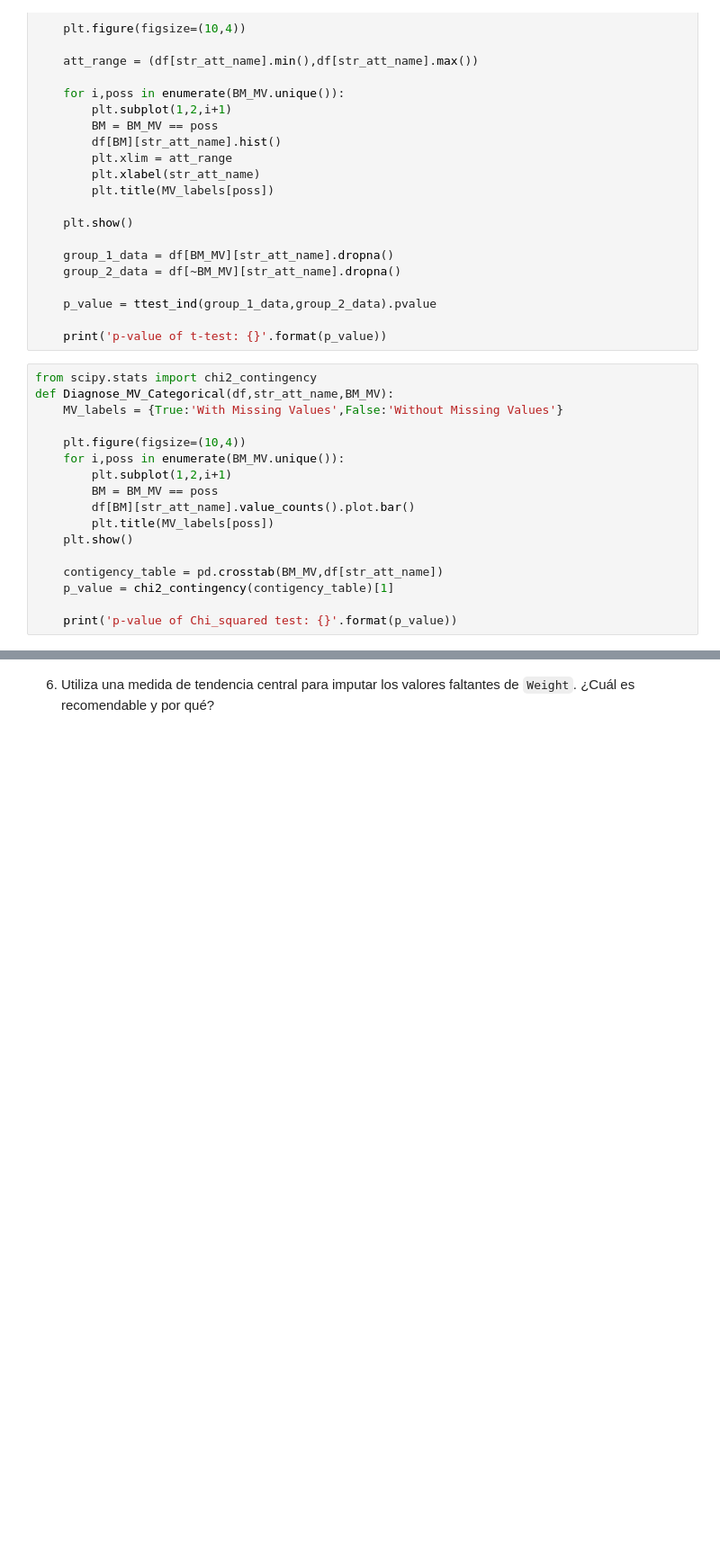
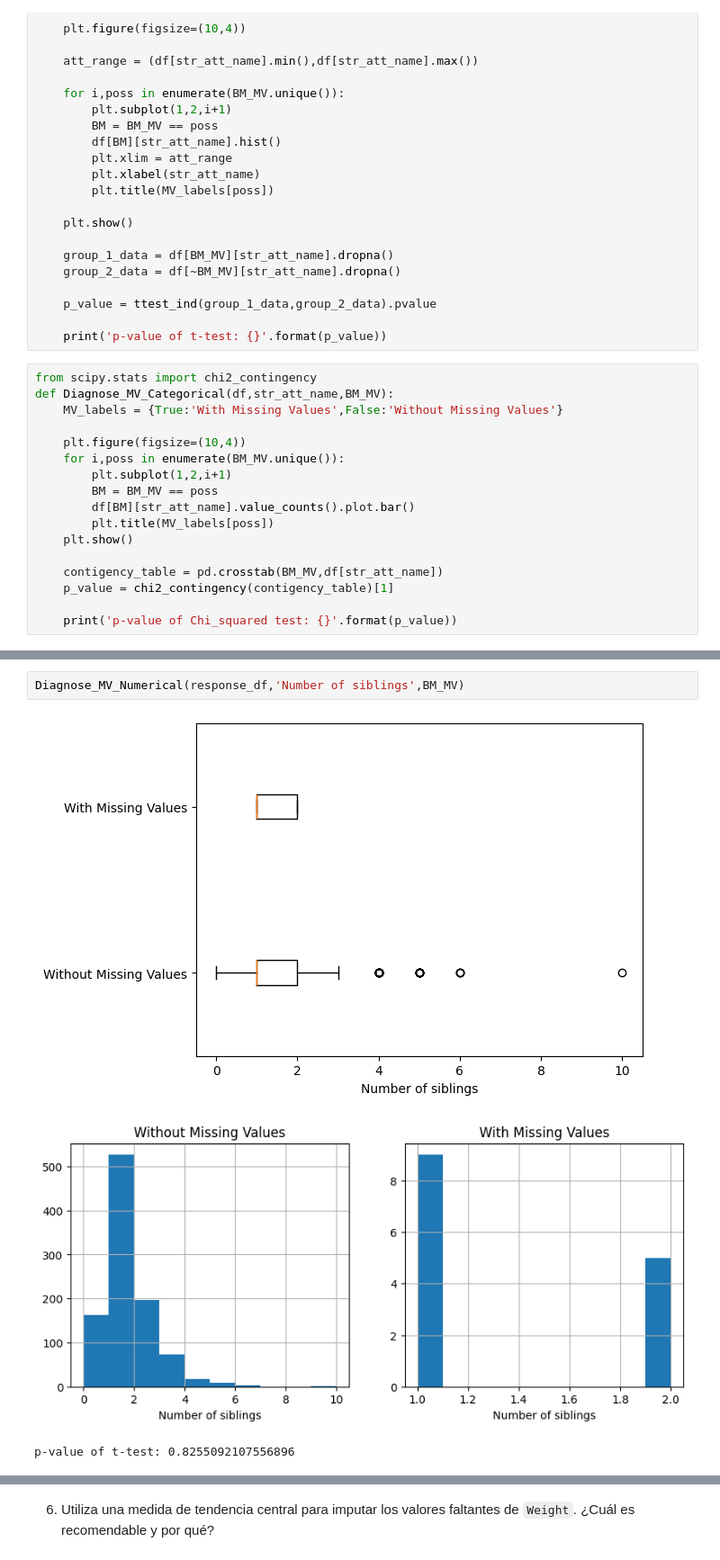
Before and after one commit to CarlosRochaCx/MNA, a Jupyter notebook: Actividad5Preprocesamiento.ipynb, the cells around one changed output, grey strips where cells are left out. Shown at 90% size. Drawn from its saved outputs; the diff is of its cells as text; blank space fills up the shorter version.

```diff
--- a/Actividad5Preprocesamiento.ipynb
+++ b/Actividad5Preprocesamiento.ipynb
@@ -201,0 +209,6 @@ def Diagnose_MV_Categorical(df,str_att_name,BM_MV):
+# %%
+Diagnose_MV_Numerical(response_df,'Number of siblings',BM_MV)
+# %% [output]
+[figure, added]
+[figure, added]
+p-value of t-test: 0.8255092107556896
```
Also changed, not shown: parts of 4 cells of this notebook.
